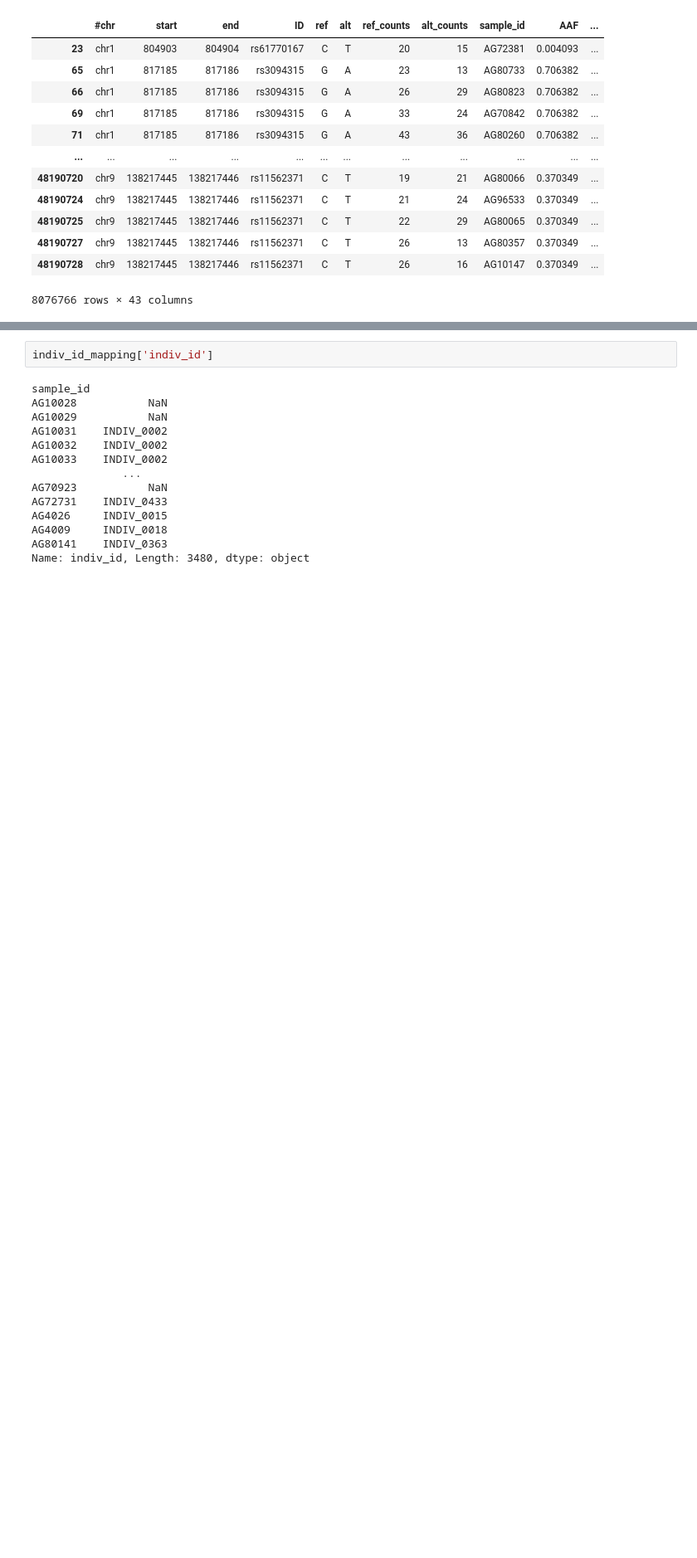
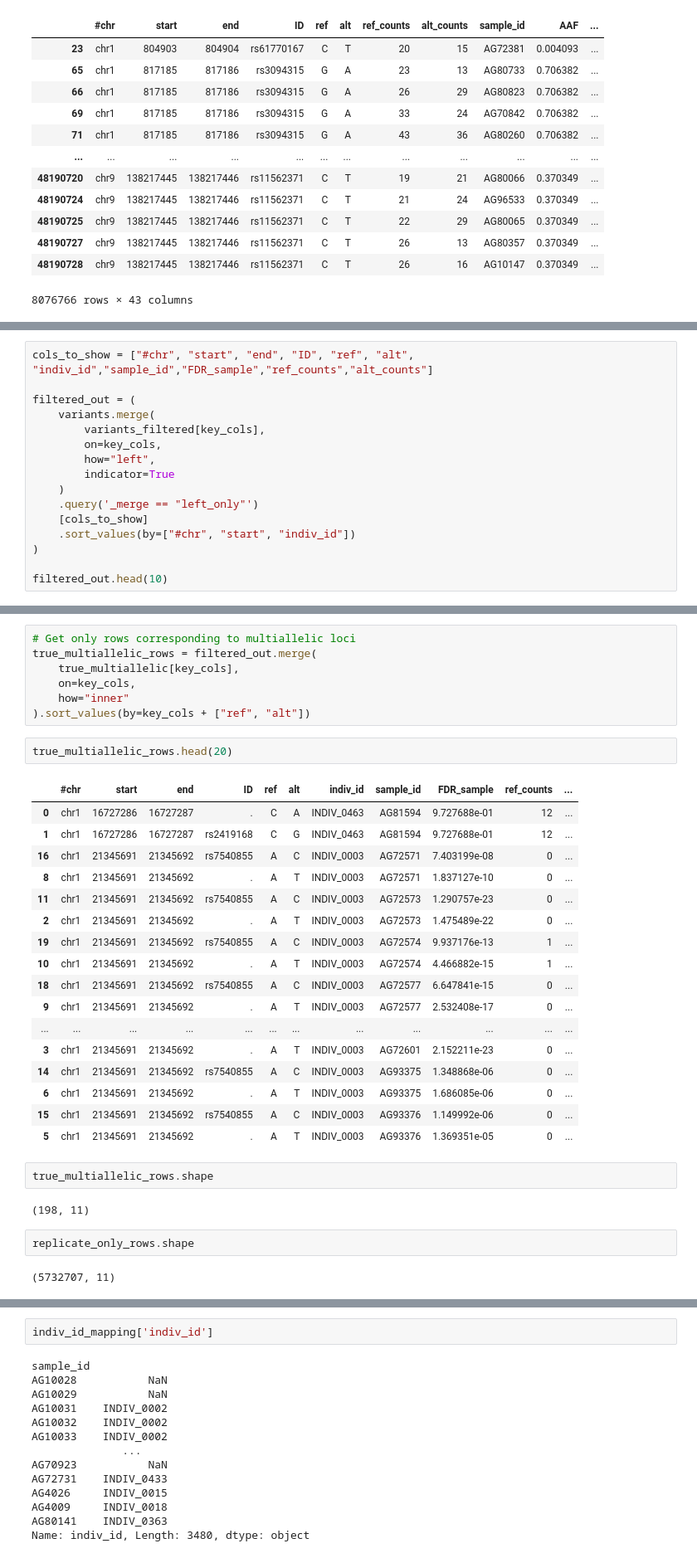
Before and after one commit to vierstralab/vinson, a Jupyter notebook: creating_adata.ipynb, the cells around one changed output, grey strips where cells are left out. Shown at 83% size. Drawn from its saved outputs; the diff is of its cells as text; blank space fills up the shorter version.

```diff
--- a/creating_adata.ipynb
+++ b/creating_adata.ipynb
@@ -238,0 +193,16 @@ train_data.drop(columns="ambiguous", inplace=True)
+# %%
+cols_to_show = ["#chr", "start", "end", "ID", "ref", "alt", "indiv_id","sample_id","FDR_sample","ref_counts","alt_counts"]
+
+filtered_out = (
+    variants.merge(
+        variants_filtered[key_cols],
+        on=key_cols,
+        how="left",
+        indicator=True
+    )
+    .query('_merge == "left_only"')
+    [cols_to_show]
+    .sort_values(by=["#chr", "start", "indiv_id"])
+)
+
+filtered_out.head(10)
@@ -238,0 +270,35 @@ train_data.drop(columns="ambiguous", inplace=True)
+# %%
+# Get only rows corresponding to multiallelic loci
+true_multiallelic_rows = filtered_out.merge(
+    true_multiallelic[key_cols],
+    on=key_cols,
+    how="inner"
+).sort_values(by=key_cols + ["ref", "alt"])
+# %%
+true_multiallelic_rows.head(20)
+# %% [output]
+|  | #chr | start | end | ID | ref | alt | indiv_id | sample_id | FDR_sample | ref_counts | ... |
+| 0 | chr1 | 16727286 | 16727287 | . | C | A | INDIV_0463 | AG81594 | 9.727688e-01 | 12 | ... |
+| 1 | chr1 | 16727286 | 16727287 | rs2419168 | C | G | INDIV_0463 | AG81594 | 9.727688e-01 | 12 | ... |
+| 16 | chr1 | 21345691 | 21345692 | rs7540855 | A | C | INDIV_0003 | AG72571 | 7.403199e-08 | 0 | ... |
+| 8 | chr1 | 21345691 | 21345692 | . | A | T | INDIV_0003 | AG72571 | 1.837127e-10 | 0 | ... |
+| 11 | chr1 | 21345691 | 21345692 | rs7540855 | A | C | INDIV_0003 | AG72573 | 1.290757e-23 | 0 | ... |
+| 2 | chr1 | 21345691 | 21345692 | . | A | T | INDIV_0003 | AG72573 | 1.475489e-22 | 0 | ... |
+| 19 | chr1 | 21345691 | 21345692 | rs7540855 | A | C | INDIV_0003 | AG72574 | 9.937176e-13 | 1 | ... |
+| 10 | chr1 | 21345691 | 21345692 | . | A | T | INDIV_0003 | AG72574 | 4.466882e-15 | 1 | ... |
+| 18 | chr1 | 21345691 | 21345692 | rs7540855 | A | C | INDIV_0003 | AG72577 | 6.647841e-15 | 0 | ... |
+| 9 | chr1 | 21345691 | 21345692 | . | A | T | INDIV_0003 | AG72577 | 2.532408e-17 | 0 | ... |
+| ... | ... | ... | ... | ... | ... | ... | ... | ... | ... | ... | ... |
+| 3 | chr1 | 21345691 | 21345692 | . | A | T | INDIV_0003 | AG72601 | 2.152211e-23 | 0 | ... |
+| 14 | chr1 | 21345691 | 21345692 | rs7540855 | A | C | INDIV_0003 | AG93375 | 1.348868e-06 | 0 | ... |
+| 6 | chr1 | 21345691 | 21345692 | . | A | T | INDIV_0003 | AG93375 | 1.686085e-06 | 0 | ... |
+| 15 | chr1 | 21345691 | 21345692 | rs7540855 | A | C | INDIV_0003 | AG93376 | 1.149992e-06 | 0 | ... |
+| 5 | chr1 | 21345691 | 21345692 | . | A | T | INDIV_0003 | AG93376 | 1.369351e-05 | 0 | ... |
+# %%
+true_multiallelic_rows.shape
+# %% [output]
+(198, 11)
+# %%
+replicate_only_rows.shape
+# %% [output]
+(5732707, 11)
```
Also changed, not shown: parts of 46 cells of this notebook, 5 other files.
